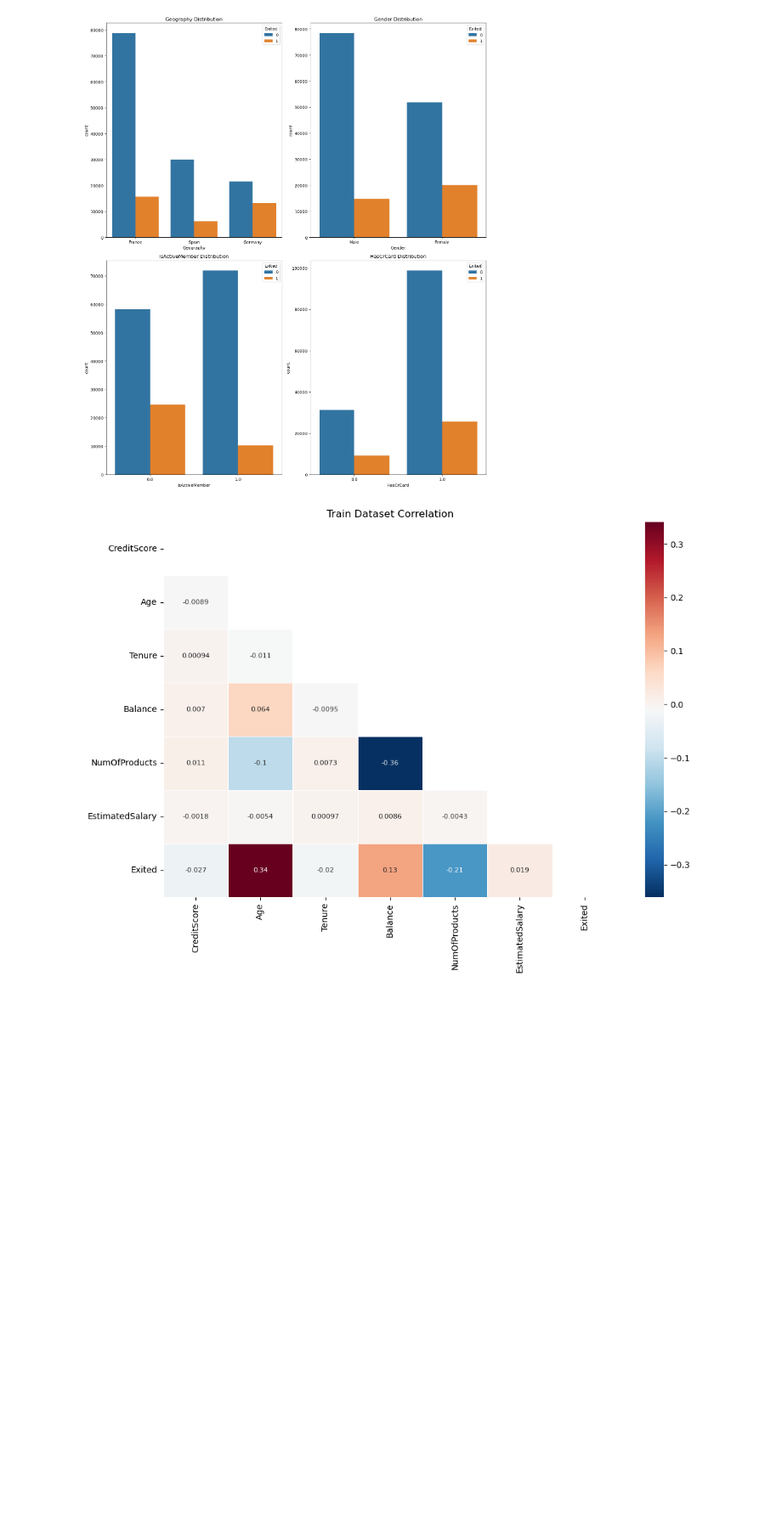
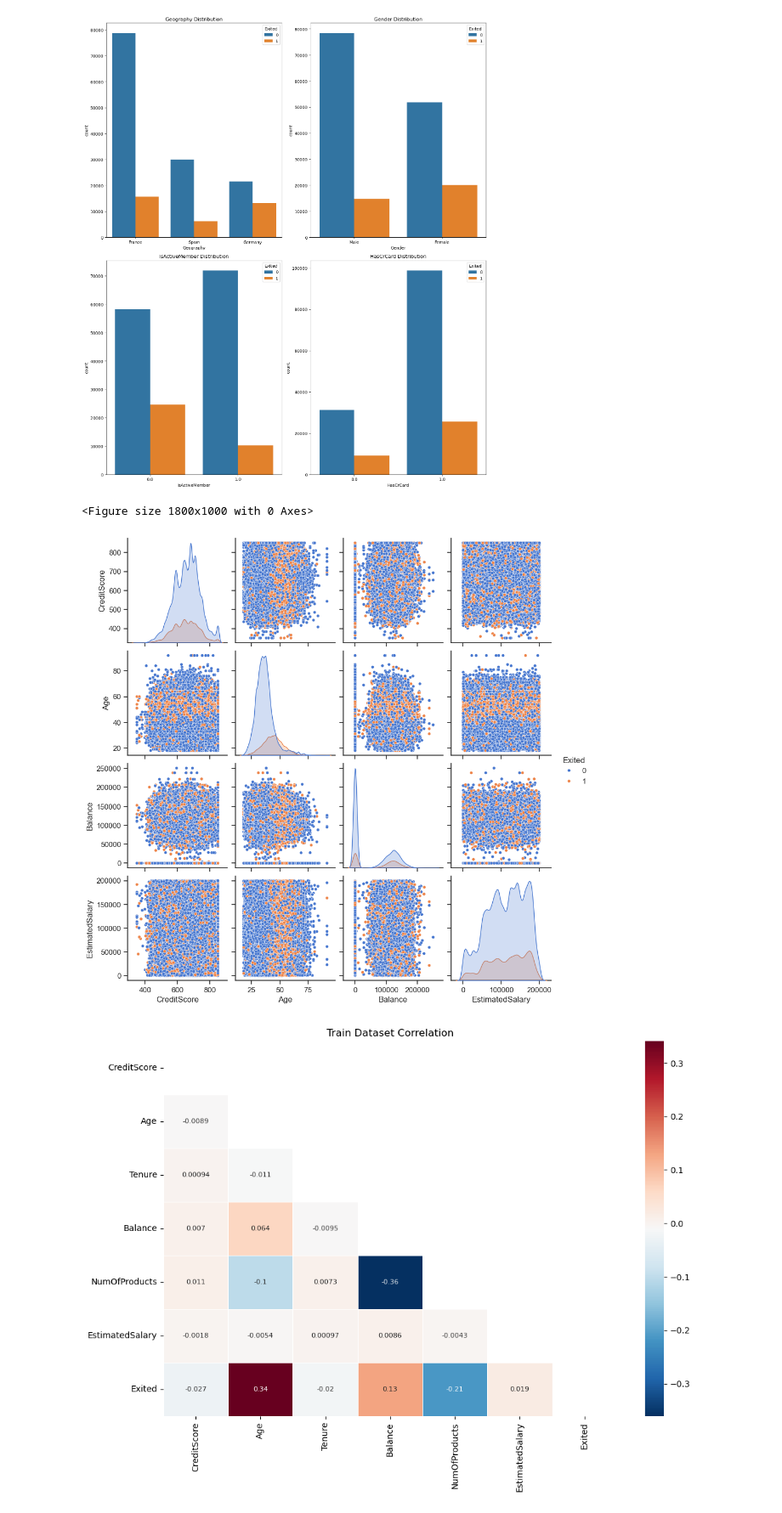
Before and after one commit to KrystianPi/Kaggle-S4E1, a Jupyter notebook: eda.ipynb, the cells around one changed output. Shown at 85% size. Cells and saved outputs as stored; diff of their text form; code cells hidden in the pictures; blank space fills up the shorter version.

Commit message:
pairplots

```diff
--- a/eda.ipynb
+++ b/eda.ipynb
@@ -84,6 +70,19 @@ plt.show()
 # %% [output]
 [figure]
 [figure]
+# %%
+pair_plot_cols=[f for f in num_cols if train_df[f].nunique()>50]
+
+sns.set(font_scale=1)
+plt.figure(figsize=(18, 10))
+sns.set(style="ticks", color_codes=True)
+sns.pairplot(data=train_df, vars=pair_plot_cols,diag_kind='kde',
+        kind='scatter', palette='muted',
+        plot_kws={'s': 20}, hue='Exited')
+plt.show()
+# %% [output]
+<Figure size 1800x1000 with 0 Axes>
+[figure, added]
 # %%
 def plot_correlation_heatmap(df: pd.core.frame.DataFrame, title_name: str='Train correlation') -> None:
 
```
Also changed, not shown: parts of 3 cells of this notebook.
